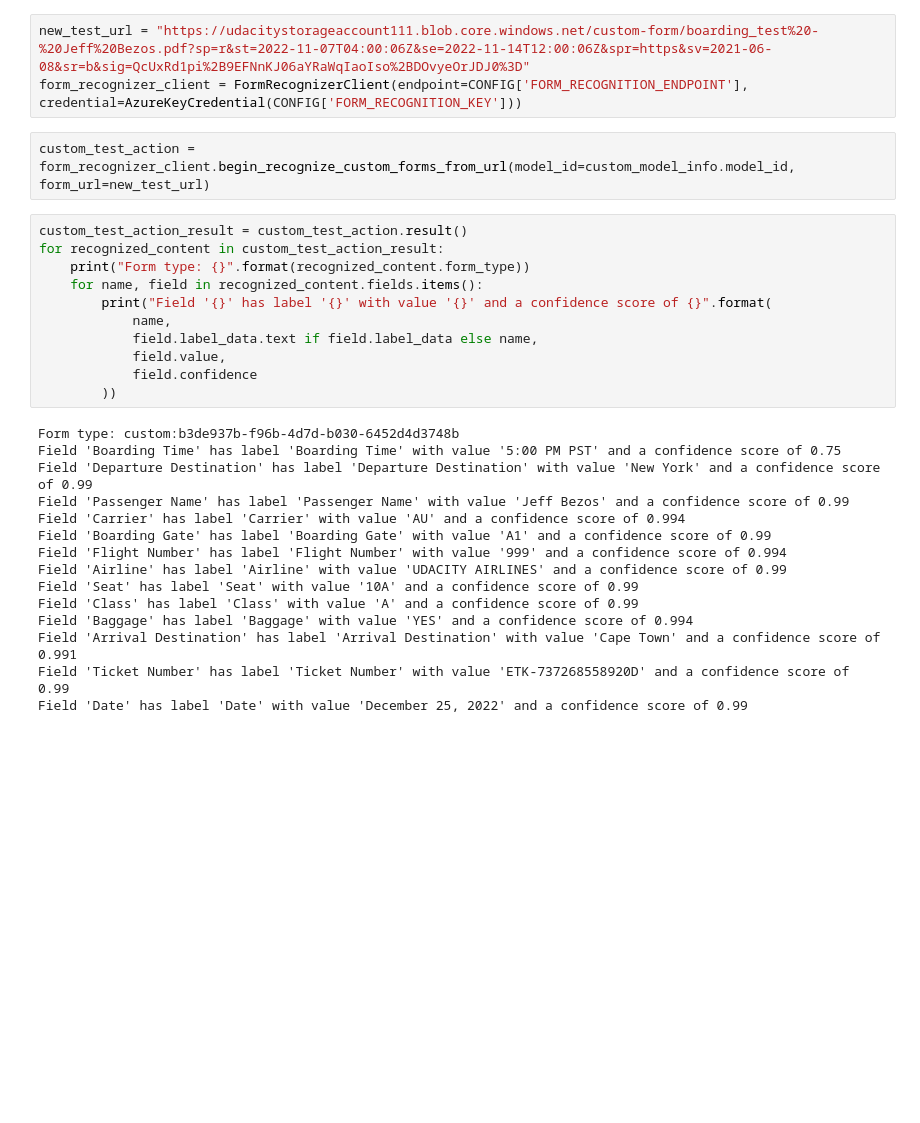
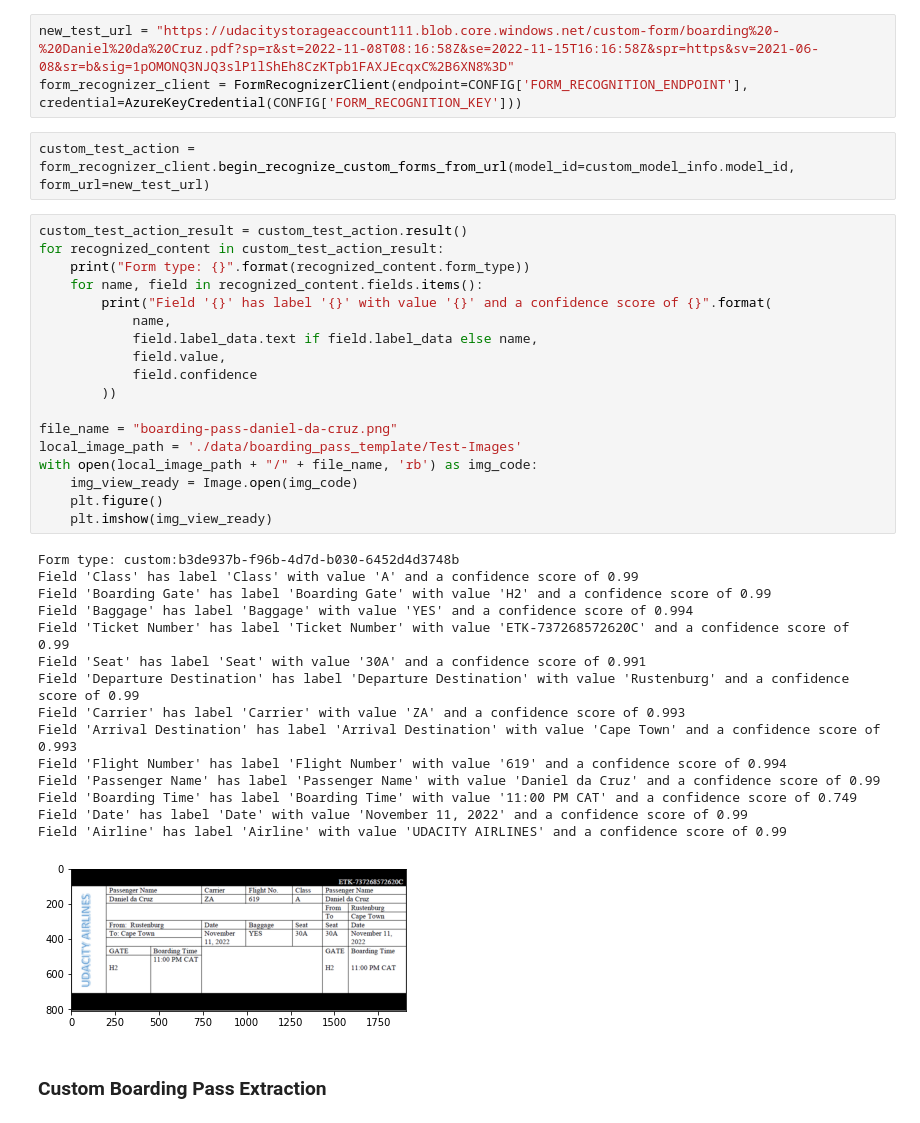
Before and after one commit to Danieldacruz7/Automated-Passenger-Boarding-Desk, a Jupyter notebook: Digital-text-Extractor.ipynb, the cells around one changed output. Cells and saved outputs as stored; diff of their text form; blank space fills up the shorter version.

```diff
--- a/Digital-text-Extractor.ipynb
+++ b/Digital-text-Extractor.ipynb
@@ -169,33 +201,43 @@ Training completed on: 2022-11-08 07:06:30+00:00
 # %% [markdown]
 ### Testing the Custom Model
 # %%
-new_test_url = "https://udacitystorageaccount111.blob.core.windows.net/custom-form/boarding_test%20-%20Jeff%20Bezos.pdf?sp=r&st=2022-11-07T04:00:06Z&se=2022-11-14T12:00:06Z&spr=https&sv=2021-06-08&sr=b&sig=QcUxRd1pi%2B9EFNnKJ06aYRaWqIaoIso%2BDOvyeOrJDJ0%3D"
+new_test_url = "https://udacitystorageaccount111.blob.core.windows.net/custom-form/boarding%20-%20Daniel%20da%20Cruz.pdf?sp=r&st=2022-11-08T08:16:58Z&se=2022-11-15T16:16:58Z&spr=https&sv=2021-06-08&sr=b&sig=1pOMONQ3NJQ3slP1lShEh8CzKTpb1FAXJEcqxC%2B6XN8%3D"
 form_recognizer_client = FormRecognizerClient(endpoint=CONFIG['FORM_RECOGNITION_ENDPOINT'], credential=AzureKeyCredential(CONFIG['FORM_RECOGNITION_KEY']))
 # %%
 custom_test_action = form_recognizer_client.begin_recognize_custom_forms_from_url(model_id=custom_model_info.model_id, form_url=new_test_url)
 # %%
 custom_test_action_result = custom_test_action.result()
 for recognized_content in custom_test_action_result:
     print("Form type: {}".format(recognized_content.form_type))
     for name, field in recognized_content.fields.items():
         print("Field '{}' has label '{}' with value '{}' and a confidence score of {}".format(
             name,
             field.label_data.text if field.label_data else name,
             field.value,
             field.confidence
         ))
+
+file_name = "boarding-pass-daniel-da-cruz.png"
+local_image_path = './data/boarding_pass_template/Test-Images'
+with open(local_image_path + "/" + file_name, 'rb') as img_code:
+    img_view_ready = Image.open(img_code)
+    plt.figure()
+    plt.imshow(img_view_ready)
 # %% [output]
 Form type: custom:b3de937b-f96b-4d7d-b030-6452d4d3748b
-Field 'Boarding Time' has label 'Boarding Time' with value '5:00 PM PST' and a confidence score of 0.75
-Field 'Departure Destination' has label 'Departure Destination' with value 'New York' and a confidence score of 0.99
-Field 'Passenger Name' has label 'Passenger Name' with value 'Jeff Bezos' and a confidence score of 0.99
-Field 'Carrier' has label 'Carrier' with value 'AU' and a confidence score of 0.994
-Field 'Boarding Gate' has label 'Boarding Gate' with value 'A1' and a confidence score of 0.99
-Field 'Flight Number' has label 'Flight Number' with value '999' and a confidence score of 0.994
+Field 'Class' has label 'Class' with value 'A' and a confidence score of 0.99
+Field 'Boarding Gate' has label 'Boarding Gate' with value 'H2' and a confidence score of 0.99
+Field 'Baggage' has label 'Baggage' with value 'YES' and a confidence score of 0.994
+Field 'Ticket Number' has label 'Ticket Number' with value 'ETK-737268572620C' and a confidence score of 0.99
+Field 'Seat' has label 'Seat' with value '30A' and a confidence score of 0.991
+Field 'Departure Destination' has label 'Departure Destination' with value 'Rustenburg' and a confidence score of 0.99
+Field 'Carrier' has label 'Carrier' with value 'ZA' and a confidence score of 0.993
+Field 'Arrival Destination' has label 'Arrival Destination' with value 'Cape Town' and a confidence score of 0.993
+Field 'Flight Number' has label 'Flight Number' with value '619' and a confidence score of 0.994
+Field 'Passenger Name' has label 'Passenger Name' with value 'Daniel da Cruz' and a confidence score of 0.99
+Field 'Boarding Time' has label 'Boarding Time' with value '11:00 PM CAT' and a confidence score of 0.749
+Field 'Date' has label 'Date' with value 'November 11, 2022' and a confidence score of 0.99
 Field 'Airline' has label 'Airline' with value 'UDACITY AIRLINES' and a confidence score of 0.99
-Field 'Seat' has label 'Seat' with value '10A' and a confidence score of 0.99
-Field 'Class' has label 'Class' with value 'A' and a confidence score of 0.99
-Field 'Baggage' has label 'Baggage' with value 'YES' and a confidence score of 0.994
-Field 'Arrival Destination' has label 'Arrival Destination' with value 'Cape Town' and a confidence score of 0.991
-Field 'Ticket Number' has label 'Ticket Number' with value 'ETK-737268558920D' and a confidence score of 0.99
-Field 'Date' has label 'Date' with value 'December 25, 2022' and a confidence score of 0.99
+[figure, added]
+# %% [markdown]
+### Custom Boarding Pass Extraction
```
Also changed, not shown: parts of 9 cells of this notebook, 2 other files.
